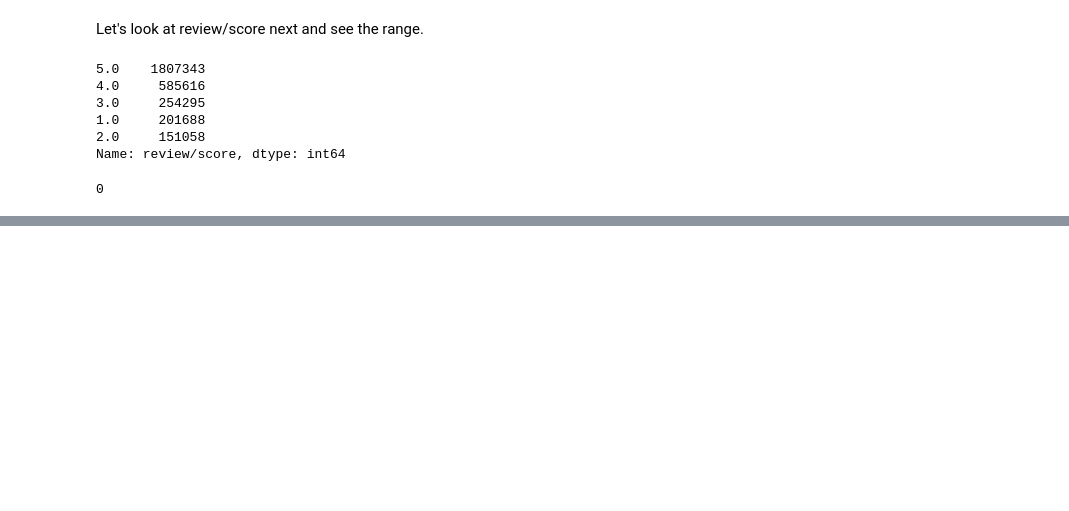
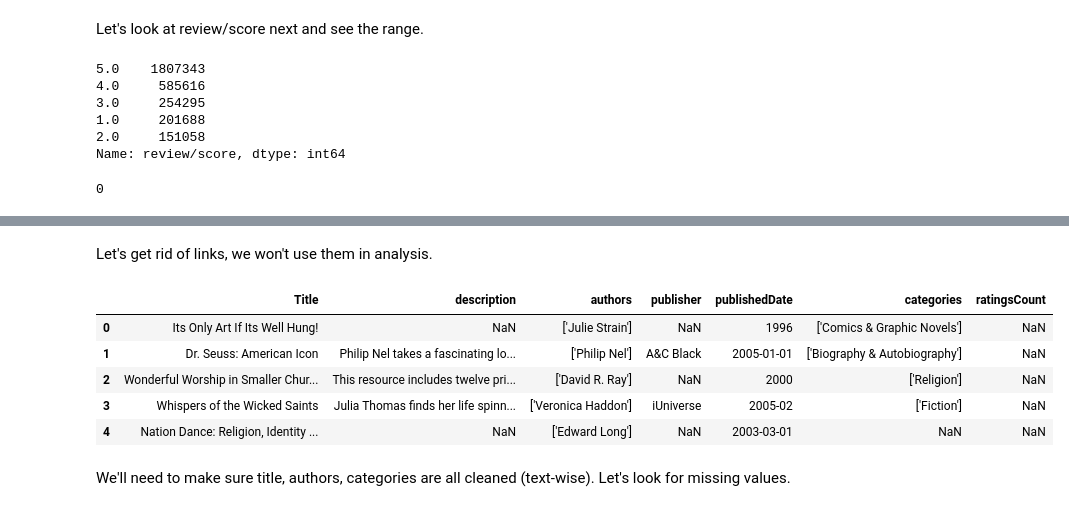
Before and after one commit to rachelhgoldstein/Book_Rec_System, a Jupyter notebook: Code/EDA_Working_Copy.ipynb, the cells around one changed output, grey strips where cells are left out. Saved outputs shown, nothing was run; the diff lists cells and outputs as text; code cells hidden in the pictures; blank space fills up the shorter version.

```diff
--- a/Code/EDA_Working_Copy.ipynb
+++ b/Code/EDA_Working_Copy.ipynb
@@ -267,0 +308,14 @@ ratings.head()
+# %% [markdown]
+Let's get rid of links, we won't use them in analysis.
+# %%
+books_data.drop(labels=['image', 'previewLink', 'infoLink'], axis=1, inplace=True)
+books_data.head()
+# %% [output]
+|  | Title | description | authors | publisher | publishedDate | categories | ratingsCount |
+| 0 | Its Only Art If Its Well Hung! | NaN | ['Julie Strain'] | NaN | 1996 | ['Comics & Graphic Novels'] | NaN |
+| 1 | Dr. Seuss: American Icon | Philip Nel takes a fascinating lo... | ['Philip Nel'] | A&C Black | 2005-01-01 | ['Biography & Autobiography'] | NaN |
+| 2 | Wonderful Worship in Smaller Chur... | This resource includes twelve pri... | ['David R. Ray'] | NaN | 2000 | ['Religion'] | NaN |
+| 3 | Whispers of the Wicked Saints | Julia Thomas finds her life spinn... | ['Veronica Haddon'] | iUniverse | 2005-02 | ['Fiction'] | NaN |
+| 4 | Nation Dance: Religion, Identity ... | NaN | ['Edward Long'] | NaN | 2003-03-01 | NaN | NaN |
+# %% [markdown]
+We'll need to make sure title, authors, categories are all cleaned (text-wise). Let's look for missing values.
```
Also changed, not shown: parts of 13 cells of this notebook.
